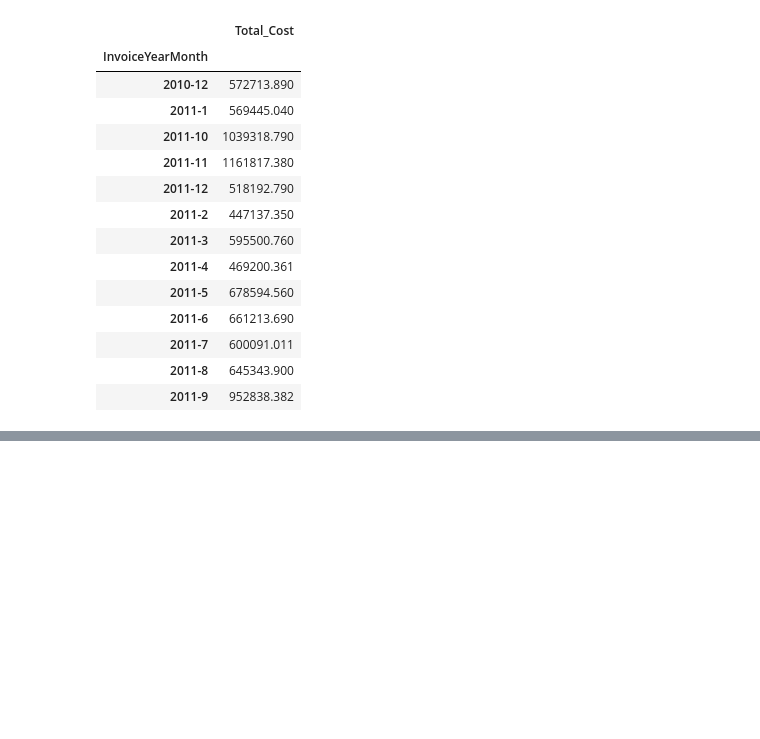
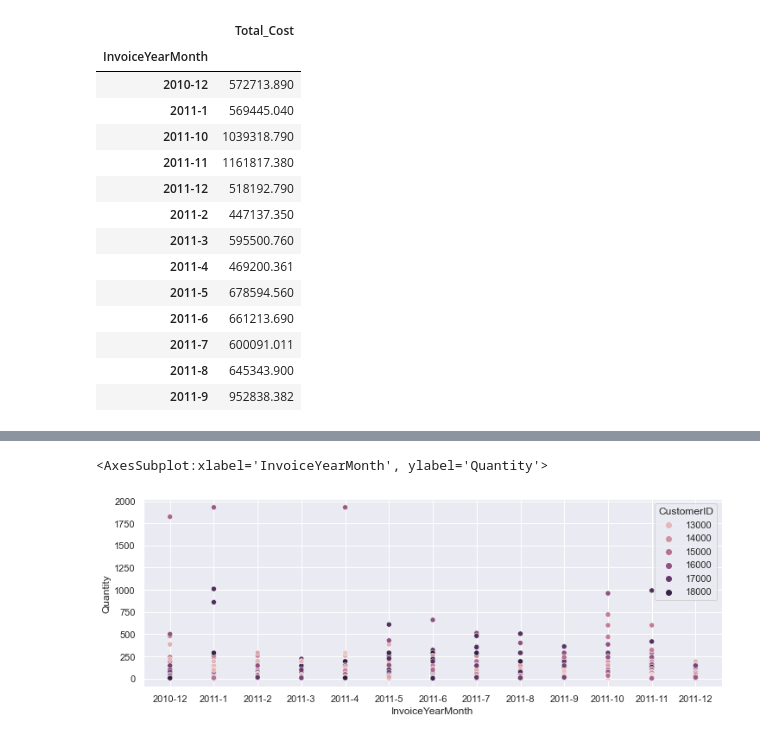
Before and after one commit to sdey22/Finance_Analytics, a Jupyter notebook: Assesment_Ver1.0.ipynb, the cells around one changed output, grey strips where cells are left out. Drawn from its saved outputs; the diff is of its cells as text; code cells hidden in the pictures; blank space fills up the shorter version.

Commit message:
Add files via upload
Visualization changes

```diff
--- a/Assesment_Ver1.0.ipynb
+++ b/Assesment_Ver1.0.ipynb
@@ -153,4 +147,5 @@ See the caveats in the documentation: https://pandas.pydata.org/pandas-docs/stab
 # Create a Month column from Invoice Date
 df_filtered['InvoiceDate'] = pd.to_datetime(df_filtered['InvoiceDate'])
 df_filtered["InvoiceYearMonth"] = df_filtered['InvoiceDate'].dt.year.astype(str) + "-" + df_filtered['InvoiceDate'].dt.month.astype(str)
+df_filtered["DayOfWeek"] = df_filtered['InvoiceDate'].dt.day_name()
 #df['StartDate'].dt.year.astype(str) + "-" + df['StartDate'].dt.month.astype(str)
@@ -523,0 +561,8 @@ count.most_common(20)
+# %%
+#Most of customers are buying small quantities with a few exceptions
+df_t_light_less_than_10 = df_t_light[df_t_light['Quantity']<1000]
+df_t_light['Quantity'].value_counts()
+sns.scatterplot(data=df_t_light, x="InvoiceYearMonth", y="Quantity", hue ='CustomerID')
+# %% [output]
+<AxesSubplot:xlabel='InvoiceYearMonth', ylabel='Quantity'>
+[figure, added]
```
Also changed, not shown: parts of 51 cells of this notebook.
